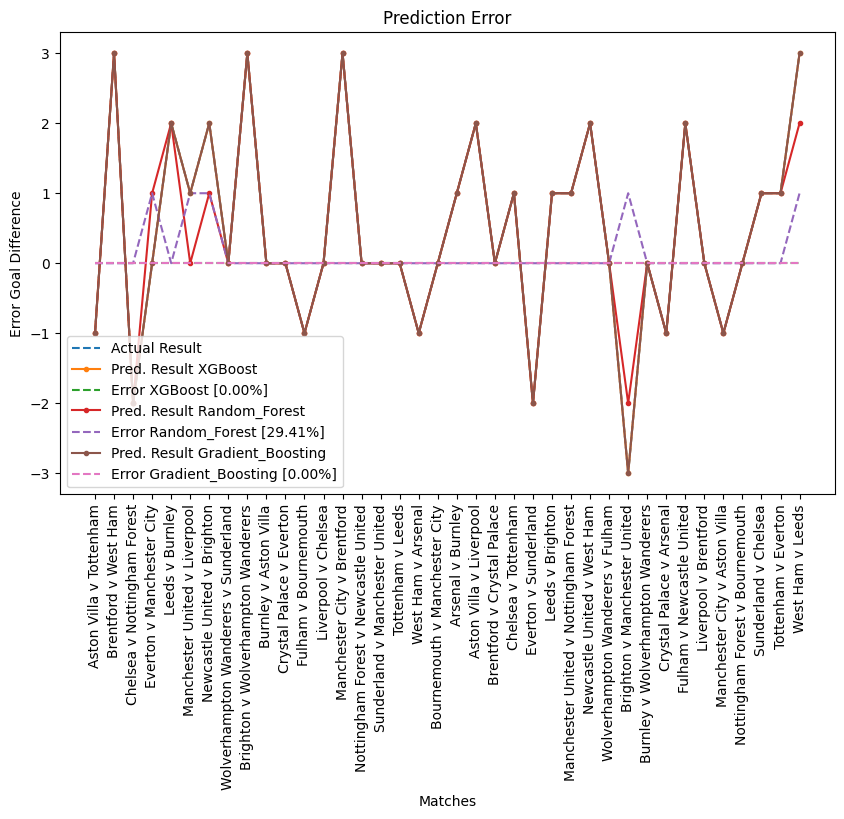
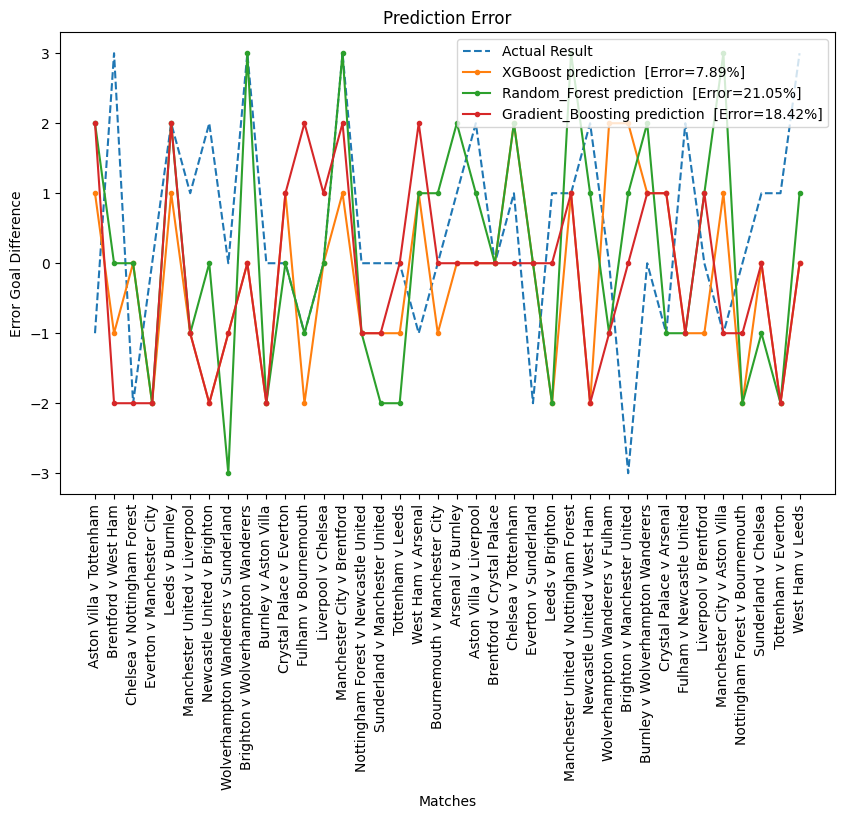
The change to this notebook cell's code, shown as a diff; its figure went from the first image to the second:
--- before
+++ after
@@ -5,7 +5,20 @@
 plt.plot(test_df["actual_result"], '--', label="Actual Result")
 
+def calculate_prediction_error(actual, predicted):
+    """
+    # returns 1 if the prediction is correct. i.e., both predicted result and actual result have the same team winning or drawing, and
+    # returns 0 if the prediction is wrong
+    Args:
+        actual (List): Actual goal difference (home_goals - away_goals)
+        predicted (List): Predicted goal difference (predicted_home_goals - predicted_away_goals)
+    """
+    errors = [1 if (x - y) == 0 else 0 for x, y in zip(actual, predicted)]
+    return errors
+
+
 for name in select_models().keys():
     predicted_result = test_df[f"h_goals_{name}_pred"] - test_df[f"a_goals_{name}_pred"]
-    model_error = (test_df["actual_result"] - predicted_result).abs()
+    prediction_error = calculate_prediction_error(test_df["actual_result"], predicted_result)
+    # model_error = (test_df["actual_result"] - predicted_result).abs()
     # plt.plot(test_df["h_goals"], 'go', label="Actual Home Goals")
     # plt.plot(test_df["a_goals"], 'rs', label="ActualAway Goals")
@@ -13,7 +26,7 @@
     # plt.plot(test_df["away_pred_goals"], 'bs', label="Predicted Away Goals")
     # Calculate % error
-    error_rate = model_error.sum() / test_df["actual_result"].sum()
-    plt.plot(predicted_result, '.-', label=f"Pred. Result {name}")
-    plt.plot(model_error, '--', label=f"Error {name} [{error_rate:.2%}]")
+    error_rate = sum(prediction_error) / len(prediction_error)
+    plt.plot(predicted_result, '.-', label=f"{name} prediction  [Error={error_rate:.2%}]")
+    # plt.plot(prediction_error, '--', label=f"Error {name} [{error_rate:.2%}]")
 
 ax.set_xticks(ticks=test_df.index, labels=test_df["match_labels"], rotation=90)

Commit: Retrain models with modified features. Update prediction plot in the main notebook.